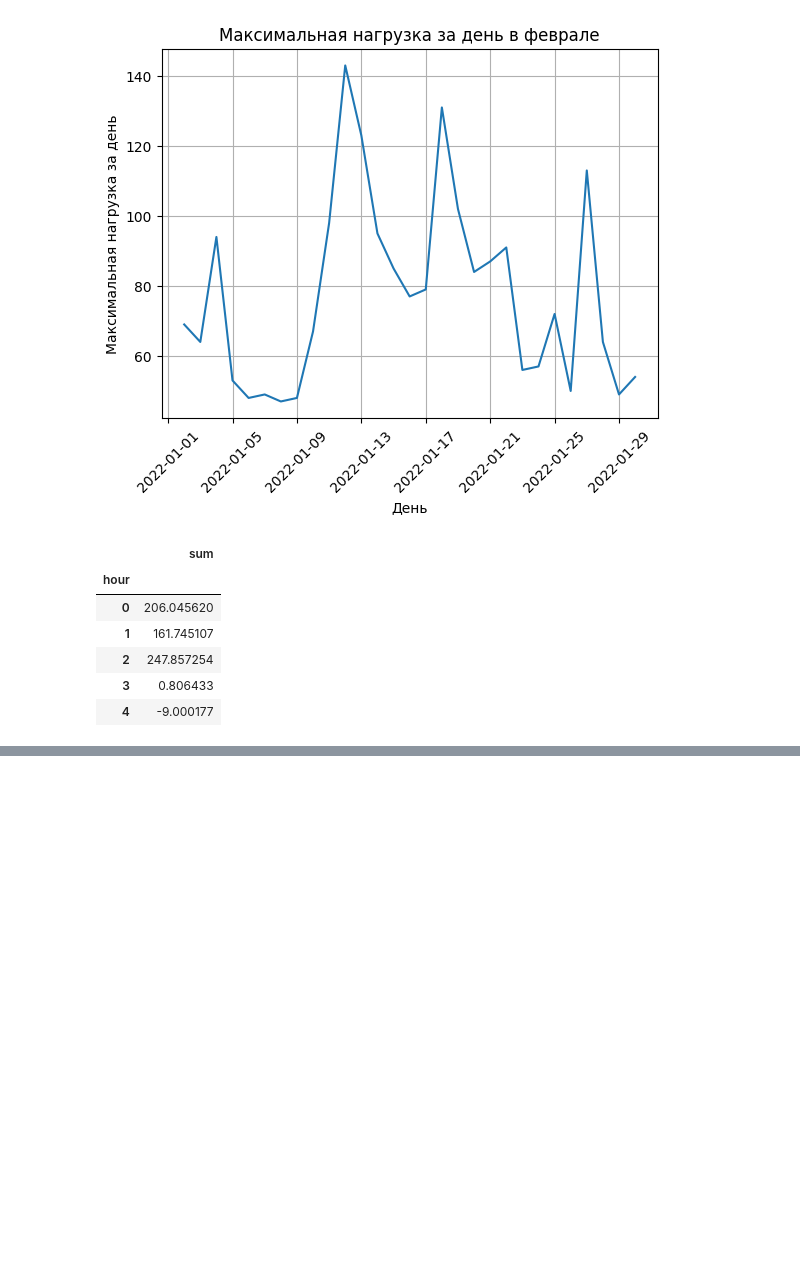
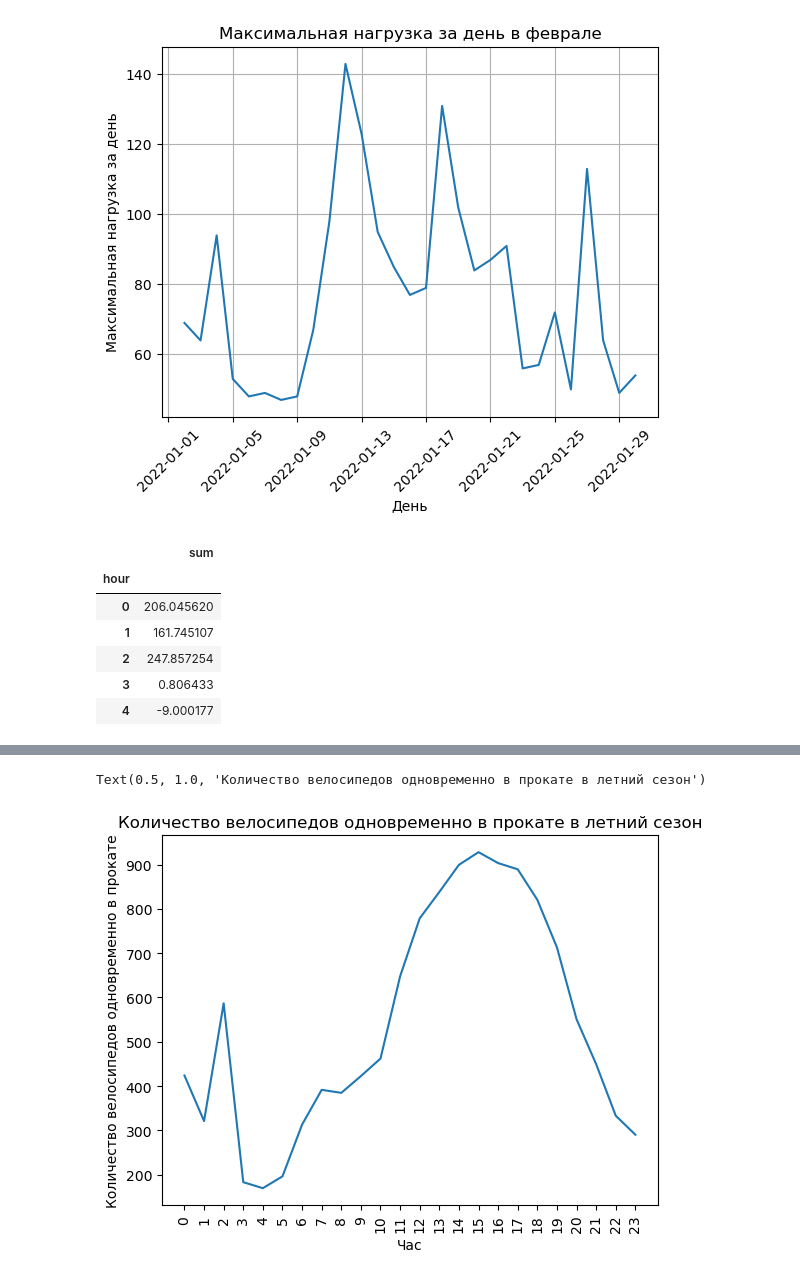
Before and after one commit to kapibarr/big-data-project, a Jupyter notebook: load_model.ipynb, the cells around one changed output, grey strips where cells are left out. Saved outputs shown, nothing was run; the diff lists cells and outputs as text; code cells hidden in the pictures; blank space fills up the shorter version.

```diff
--- a/load_model.ipynb
+++ b/load_model.ipynb
@@ -140,0 +176,10 @@ plt.xticks(range(0, 25, 2))
+# %%
+plt.plot(summer_result.index, summer_result.values)
+plt.xticks(rotation=90)
+plt.xticks(summer_result.index)
+plt.xlabel('Час')
+plt.ylabel('Количество велосипедов одновременно в прокате')
+plt.title('Количество велосипедов одновременно в прокате в летний сезон')
+# %% [output]
+Text(0.5, 1.0, 'Количество велосипедов одновременно в прокате в летний сезон')
+[figure, added]
```
Also changed, not shown: parts of 39 cells of this notebook.
